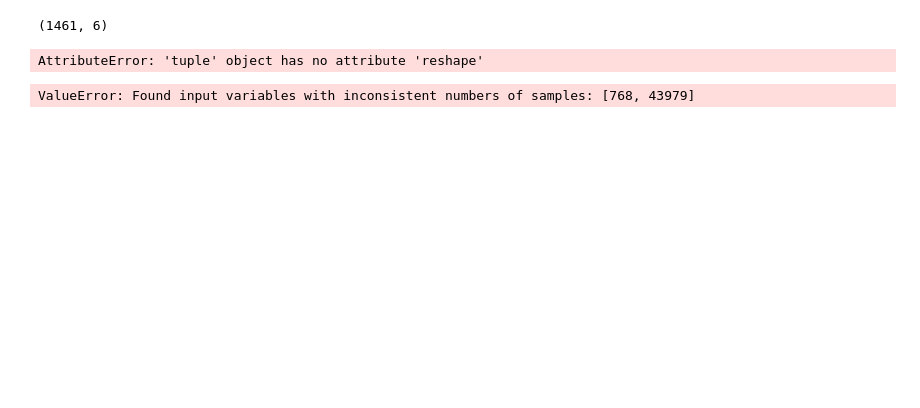
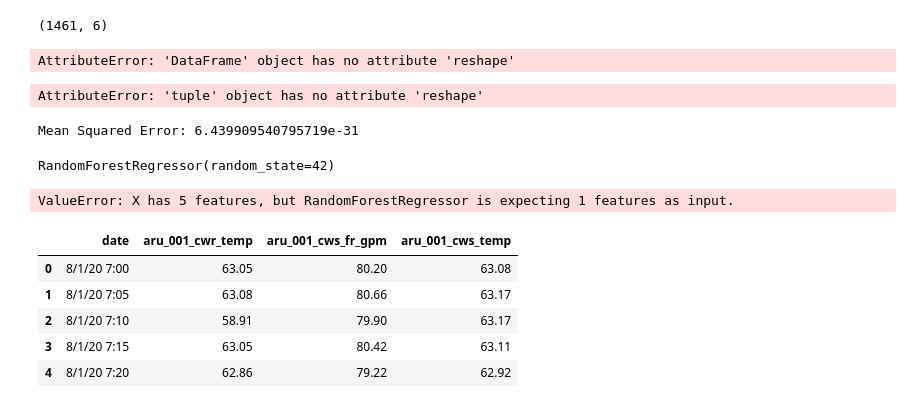
Before and after one commit to ogunsegun/AI-Sustainability-Code-Challenge, a Jupyter notebook: Solve for sustainability with Build for Better.ipynb, the cells around one changed output. Cells and saved outputs as stored; diff of their text form; code cells hidden in the pictures; blank space fills up the shorter version.

```diff
--- a/Solve for sustainability with Build for Better.ipynb
+++ b/Solve for sustainability with Build for Better.ipynb
@@ -104,31 +106,62 @@ ENB2012_data.shape
 seattle_weather.shape
 # %% [output]
 (1461, 6)
+# %%
+seattle_weather = seattle_weather.reshape(-1, 1)
+# %% [output]
+AttributeError: 'DataFrame' object has no attribute 'reshape'
 # %%
  seattle_weather.shape= seattle_weather.shape.reshape(seattle_weather.shape.shape[1:])
 # %% [output]
 AttributeError: 'tuple' object has no attribute 'reshape'
-# %%
-#ashp_cw
-X =ENB2012_data.drop(columns=['X1'])
-Y= ENB2012_data['X1']
-
-# Split data into training and testing sets
-X_train, X_test, y_train, y_test = train_test_split(X, y, test_size=0.2, random_state=42)
-
-# Train machine learning model to predict energy consumption
-model = RandomForestRegressor(n_estimators=100, random_state=42)
-model.fit(X_train, y_train)
-
-# Evaluate model performance
-y_pred = model.predict(X_test)
-mse = mean_squared_error(y_test, y_pred)
-print("Mean Squared Error:", mse)
-
-# Use trained model for predictive energy management
-# For example, predict energy consumption for the next day based on weather forecast and historical data
-#LOAD Energy use data
-# ele= pd.read_csv('C:\\Users\\HP\\Downloads\\Bldg59_clean data\\ele.CSV')
-predicted_energy_consumption = model.predict(seattle_weather)
-# %% [output]
-ValueError: Found input variables with inconsistent numbers of samples: [768, 43979]
+# %%
+# ashp_cw
+#
+# X =ENB2012_data.drop(columns=['X1'])
+# Y= ENB2012_data['X1'] np.matrix
+
+
+import numpy as np
+X=np.asarray(ENB2012_data['X1'])
+y=np.asarray(ENB2012_data['X1'])
+
+X = X.reshape(1,-1)
+
+# Split data into training and testing sets
+X_train, X_test, y_train, y_test = train_test_split( np.transpose (X), np.transpose(y),
+                                                    test_size=0.3, random_state=42)
+
+# Train machine learning model to predict energy consumption
+model = RandomForestRegressor(n_estimators=100, random_state=42)
+model.fit(X_train, y_train)
+
+#Evaluate model performance
+y_pred = model.predict(X_test)
+mse = mean_squared_error(y_test, y_pred)
+print("Mean Squared Error:", mse)
+
+# Use trained model for predictive energy management
+# For example, predict energy consumption for the next day based on weather forecast and historical data
+#LOAD Energy use data
+# ele= pd.read_csv('C:\\Users\\HP\\Downloads\\Bldg59_clean data\\ele.CSV')
+#predicted_energy_consumption = model.predict(seattle_weather)
+
+
+model
+# %% [output]
+Mean Squared Error: 6.439909540795719e-31
+RandomForestRegressor(random_state=42)
+# %%
+# Score model
+model.score(seattle_weather.drop("wind", axis=1),seattle_weather["wind"])
+# %% [output]
+ValueError: X has 5 features, but RandomForestRegressor is expecting 1 features as input.
+# %%
+ ashp_cw.head()
+# %% [output]
+|  | date | aru_001_cwr_temp | aru_001_cws_fr_gpm | aru_001_cws_temp |
+| 0 | 8/1/20 7:00 | 63.05 | 80.20 | 63.08 |
+| 1 | 8/1/20 7:05 | 63.08 | 80.66 | 63.17 |
+| 2 | 8/1/20 7:10 | 58.91 | 79.90 | 63.17 |
+| 3 | 8/1/20 7:15 | 63.05 | 80.42 | 63.11 |
+| 4 | 8/1/20 7:20 | 62.86 | 79.22 | 62.92 |
```
Also changed, not shown: parts of 15 cells of this notebook.
